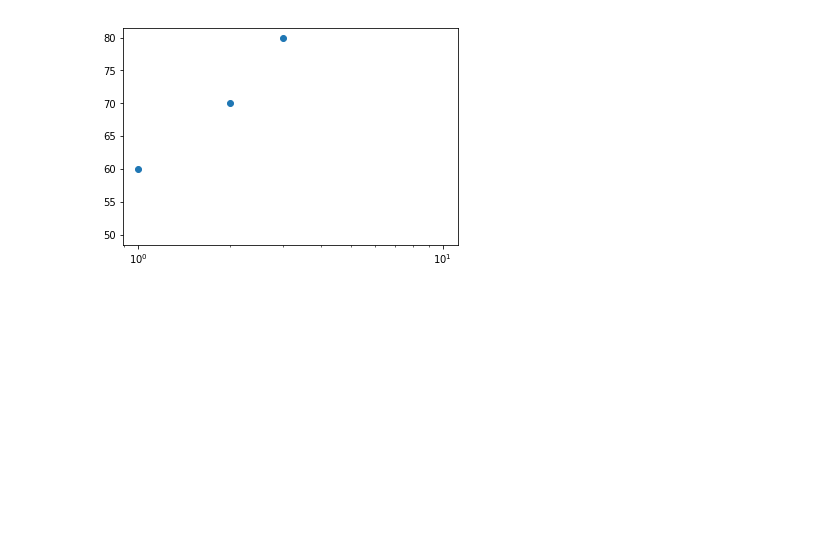
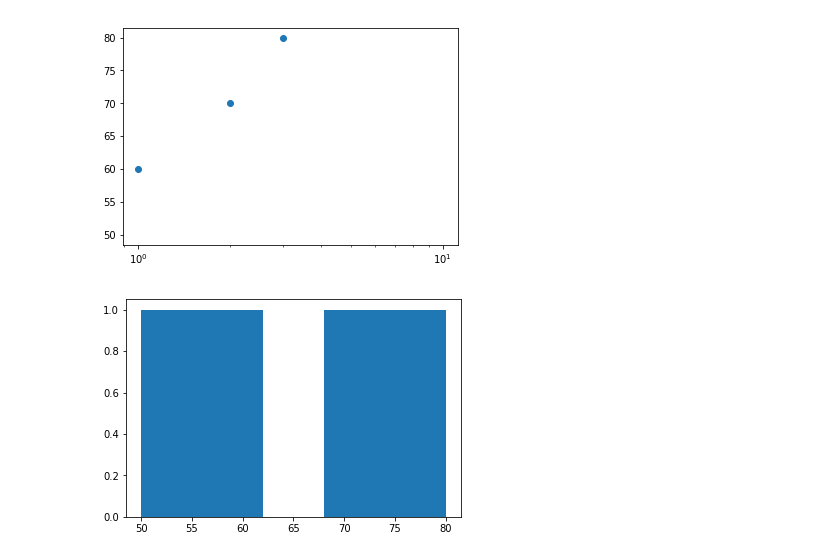
Before and after one commit to ninichang/py-and-fs, a Jupyter notebook: jupyter/py-for-data-science.ipynb, the cells around one changed output. Cells and saved outputs as stored; diff of their text form; code cells hidden in the pictures; blank space fills up the shorter version.

Commit message:
datacamp python files

```diff
--- a/jupyter/py-for-data-science.ipynb
+++ b/jupyter/py-for-data-science.ipynb
@@ -32,3 +32,13 @@ plt.xscale('log')
 plt.show()
 # %% [output]
 [figure]
+# %%
+### Histogram
+# Create histogram of life_exp data
+plt.hist(life_exp, bins = 5)
+
+# By default, Python sets the number of bins to 10
+# Display histogram
+plt.show()
+# %% [output]
+[figure, added]
```
Also changed, not shown: parts of 3 cells of this notebook, 16 other files.
